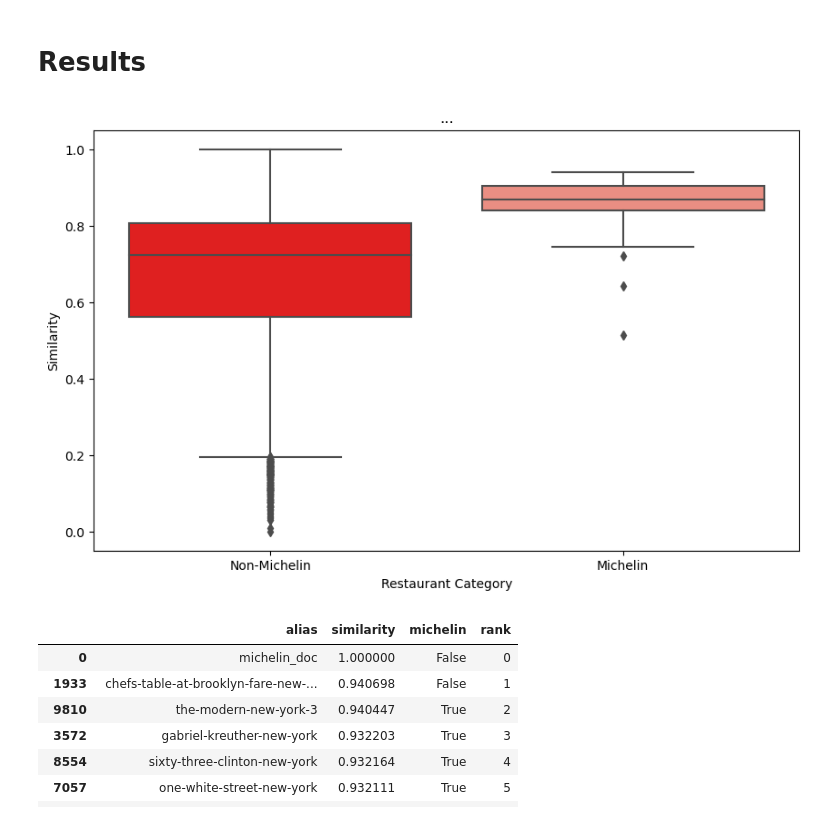
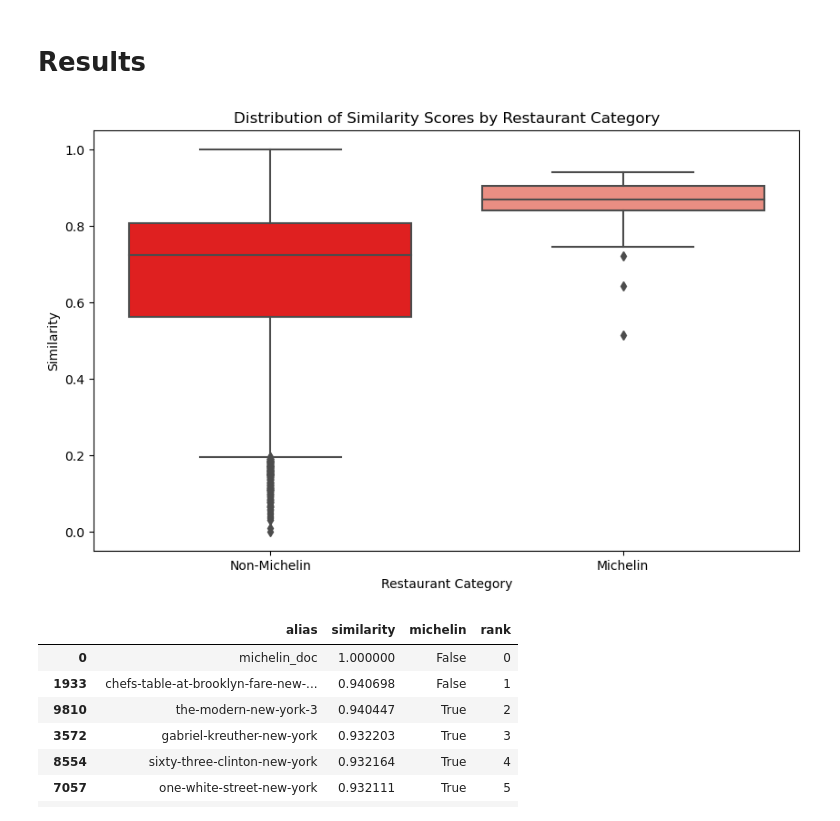
Before and after one commit to mabdullah-nyu/DSGA-1007-Project, a Jupyter notebook: tfidf_model.ipynb, the cells around one changed output. Saved outputs shown, nothing was run; the diff lists cells and outputs as text; code cells hidden in the pictures.

```diff
--- a/tfidf_model.ipynb
+++ b/tfidf_model.ipynb
@@ -52,18 +52,18 @@ df_similarity["rank"] = range(len(df_similarity))
 # %%
 #Let's prove our Michelin vs non-Michelin are well isolated by TF-IDF.
 michelins = df_similarity[df_similarity['michelin'] == 1]
 non_michelins = df_similarity[df_similarity['michelin'] != 1]
 
 plt.figure(figsize=(10, 6))
 sns.boxplot(x='michelin', y='similarity', data=pd.concat([michelins, non_michelins]), palette={0: 'red', 1: 'salmon'})
 
 plt.xlabel('Restaurant Category')
 plt.ylabel('Similarity')
-plt.title('...')
+plt.title('Distribution of Similarity Scores by Restaurant Category')
 plt.xticks(ticks=[1, 0], labels=['Michelin', 'Non-Michelin'])
 plt.show()
 # %% [output]
-[figure, old version]
+[figure, new version]
 # %%
 #Now let's deepdive. Restaurants most similar to the "michelin document".
 df_similarity.head(10)
```
Also changed, not shown: parts of 2 cells of this notebook, 1 other file.
